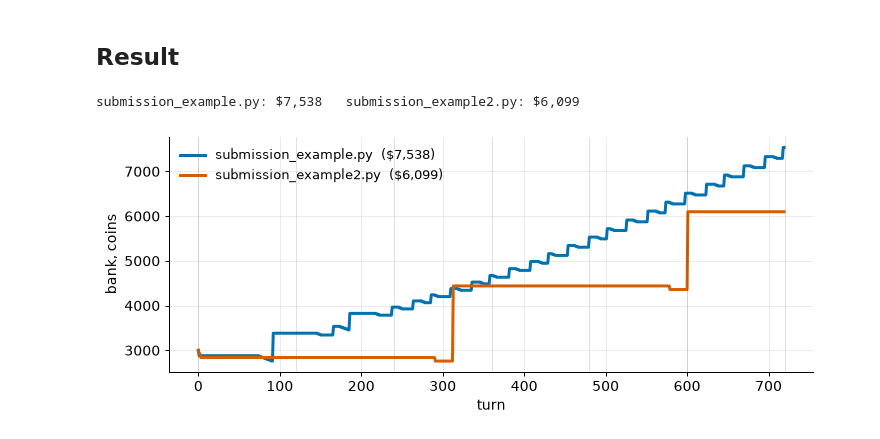
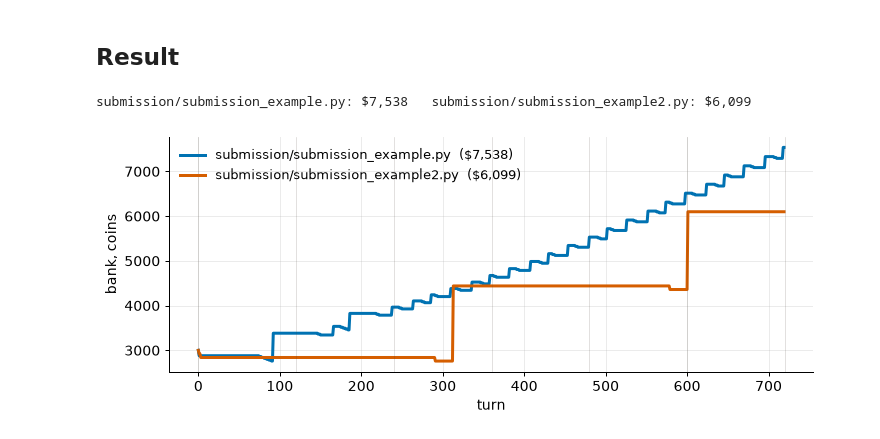
Before and after one commit to bravefe/Kaggriculture, a Jupyter notebook: kaggriculture-getting-started.ipynb, the cells around one changed output. Cells and saved outputs as stored; diff of their text form; code cells hidden in the pictures.

Commit message:
continue fix from submission folder

```diff
--- a/kaggriculture-getting-started.ipynb
+++ b/kaggriculture-getting-started.ipynb
@@ -926,26 +926,26 @@ Writing submission_example2.py
 ## Result
 # %%
 env = make("kaggriculture", configuration={"seed": 42}, debug=True)
-agent_0 = "submission_example.py"
-agent_1 = "submission_example2.py"
+agent_0 = "submission/submission_example.py"
+agent_1 = "submission/submission_example2.py"
 env.run([agent_0, agent_1])
 
 money = {i: [step[0]["observation"]["farms"][i]["money"] for step in env.steps] for i in (0, 1)}
 final = {i: env.steps[-1][i]["reward"] for i in (0, 1)}
 print(f"{agent_0}: ${final[0]:,.0f}   {agent_1}: ${final[1]:,.0f}")
 
 fig, ax = plt.subplots(figsize=(8.2, 3.4))
 turns = np.arange(len(money[0]))
 ax.plot(turns, money[0], color=P0, lw=2.4, label=f"{agent_0}  (${final[0]:,.0f})")
 ax.plot(turns, money[1], color=P1, lw=2.4, label=f"{agent_1}  (${final[1]:,.0f})")
 for d in range(0, 31, 5):
     ax.axvline(d * 24, color="#4A3F35", lw=.5, alpha=.25)
 ax.set_xlabel("turn"); ax.set_ylabel("bank, coins")
 ax.legend(fontsize=10, frameon=False, loc="upper left")
 plt.tight_layout(); plt.show()
 # %% [output]
-submission_example.py: $7,538   submission_example2.py: $6,099
+submission/submission_example.py: $7,538   submission/submission_example2.py: $6,099
-[figure, old version]
+[figure, new version]
 # %%
 show_gif(season_gif_both(env.steps, out="gif/season_both.gif"))
 # %% [output]
```
